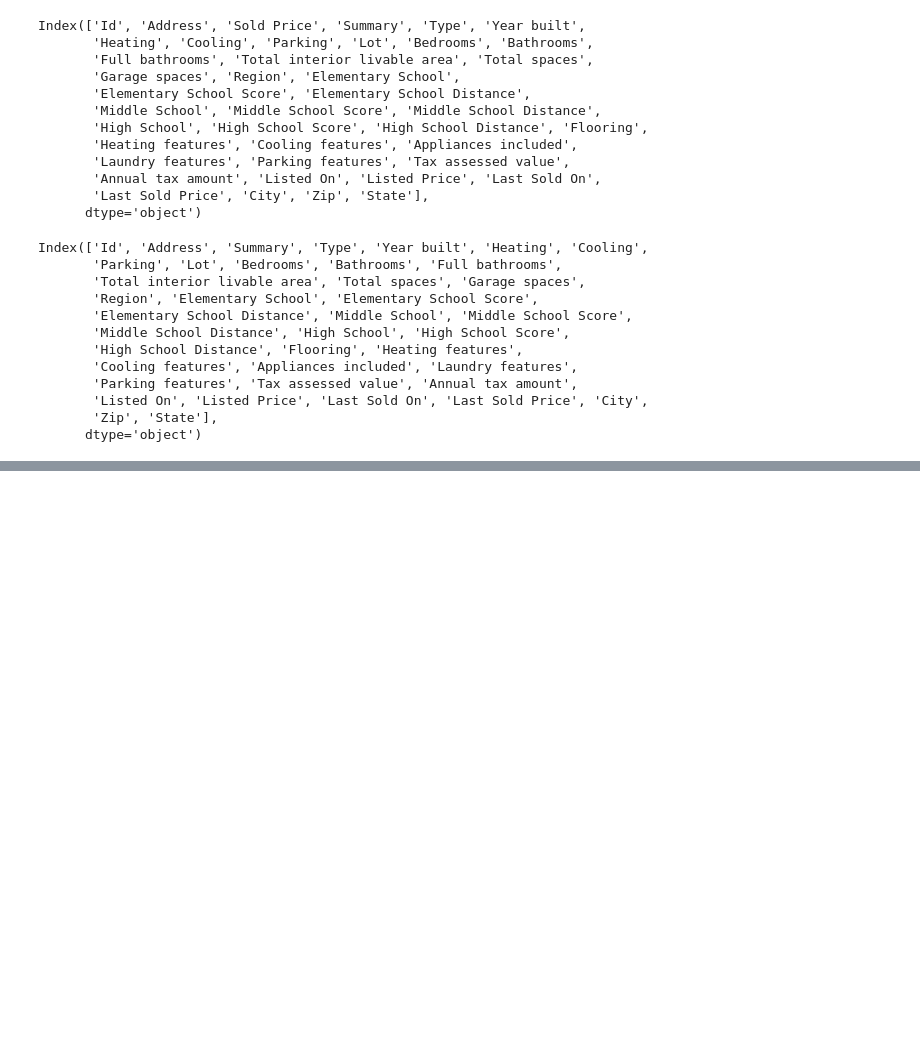
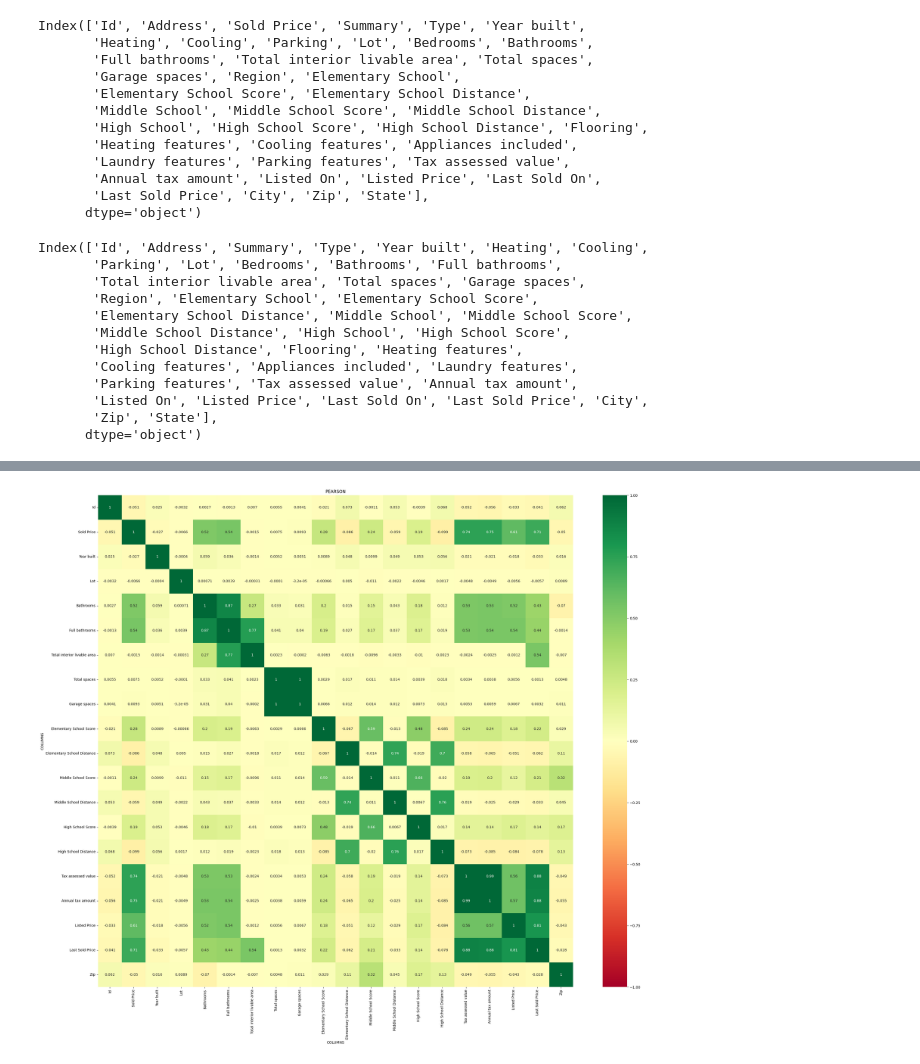
Before and after one commit to DayDayUp-OvO/torch_study, a Jupyter notebook: 15/Untitled.ipynb, the cells around one changed output, grey strips where cells are left out. Cells and saved outputs as stored; diff of their text form; code cells hidden in the pictures; blank space fills up the shorter version.

```diff
--- a/15/Untitled.ipynb
+++ b/15/Untitled.ipynb
@@ -41,5 +44,3 @@ Index(['Id', 'Address', 'Summary', 'Type', 'Year built', 'Heating', 'Cooling',
        'Listed On', 'Listed Price', 'Last Sold On', 'Last Sold Price', 'City',
        'Zip', 'State'],
       dtype='object')
-# %%
-train_data_sold_price = train_data.pop('Sold Price')
@@ -65,0 +110,9 @@ all_features.shape
+# %%
+figure = plt.figure(figsize=(30,25))
+sns.heatmap(train_data.corr(), annot=True,cmap='RdYlGn', vmin=-1, vmax=+1)
+plt.title("PEARSON")
+plt.xlabel("COLUMNS")
+plt.ylabel("COLUMNS")
+plt.show()
+# %% [output]
+[figure, added]
```
Also changed, not shown: parts of 24 cells of this notebook, 4 other files.
